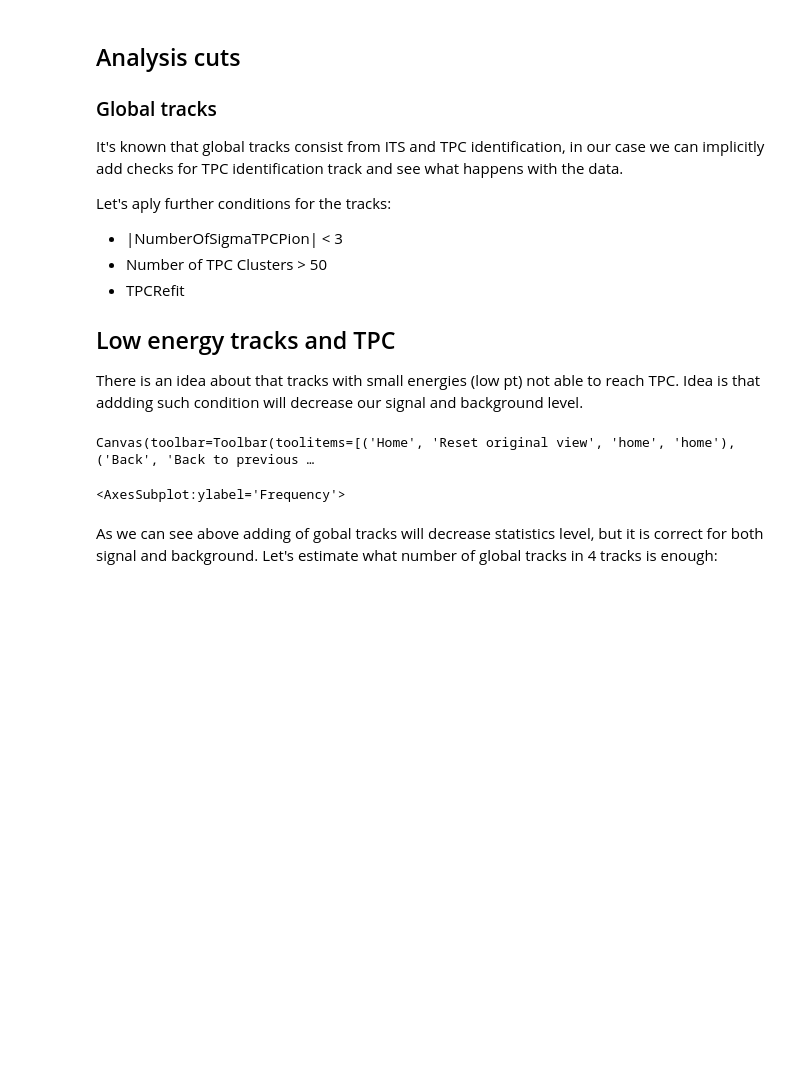
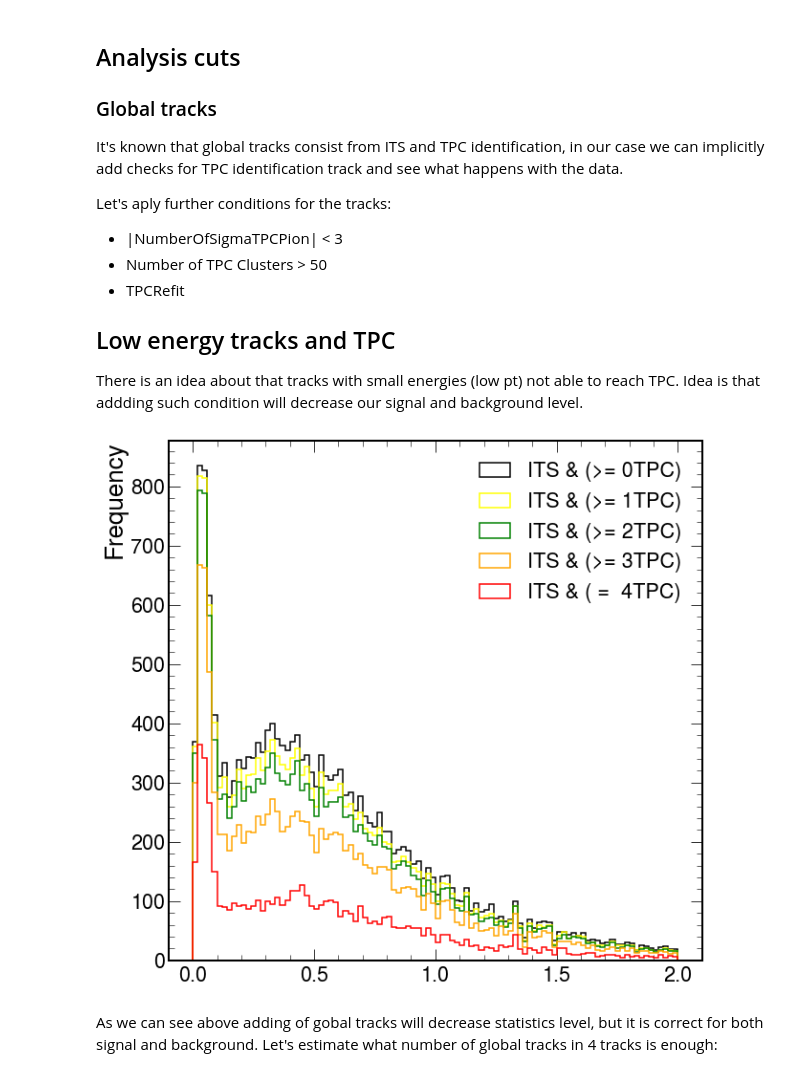
Before and after one commit to bdrum/cern-physics, a Jupyter notebook: notebooks/4TracksAnalysis.ipynb, the cells around one changed output. Drawn from its saved outputs; the diff is of its cells as text; code cells hidden in the pictures; blank space fills up the shorter version.

```diff
--- a/notebooks/4TracksAnalysis.ipynb
+++ b/notebooks/4TracksAnalysis.ipynb
@@ -108,19 +121,18 @@ Idea is that addding such condition will decrease our signal and background leve
 # %%
 plt.style.use(hep.style.ROOT)
 colors = ['black', 'yellow', 'green', 'orange', 'red']
 labels = ['ITS & (>= 0TPC)', 'ITS & (>= 1TPC)',
           'ITS & (>= 2TPC)', 'ITS & (>= 3TPC)', 'ITS & ( =  4TPC)']
 
 pts = []
 for i in range(5):
     pts.append(pt_events(tpc.GetTracksWithNTPC(data.four_tracks_zq,i)))
     pts[i].name = labels[i]
 
 df = pd.concat(pts,axis=1)
-df.plot(kind='hist', bins=100,range=(0,2), histtype='step', linewidth=1.5, color=colors, label=labels)
+_ = df.plot(kind='hist', bins=100,range=(0,2), histtype='step', linewidth=1.5, color=colors, label=labels)
 # %% [output]
-Canvas(toolbar=Toolbar(toolitems=[('Home', 'Reset original view', 'home', 'home'), ('Back', 'Back to previous …
-<AxesSubplot:ylabel='Frequency'>
+[figure, added]
 # %% [markdown]
 As we can see above adding of gobal tracks will decrease statistics level, but it is correct for both signal and background. Let's estimate what number of global tracks in 4 tracks is enough:
 # %%
```
Also changed, not shown: parts of 38 cells of this notebook, 44 other files.
